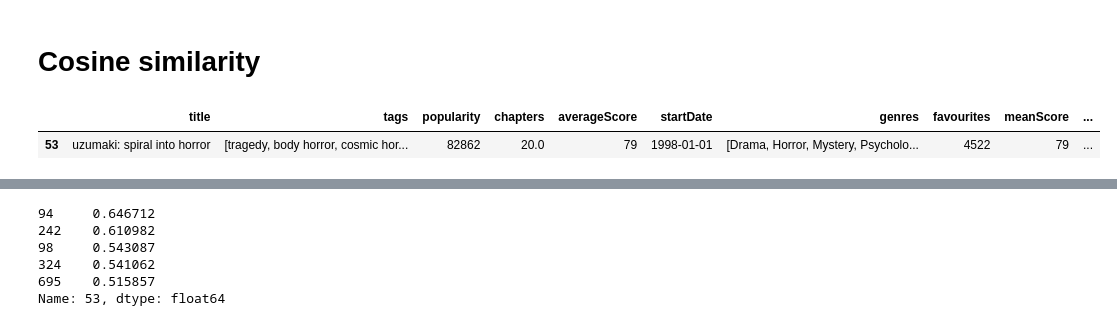
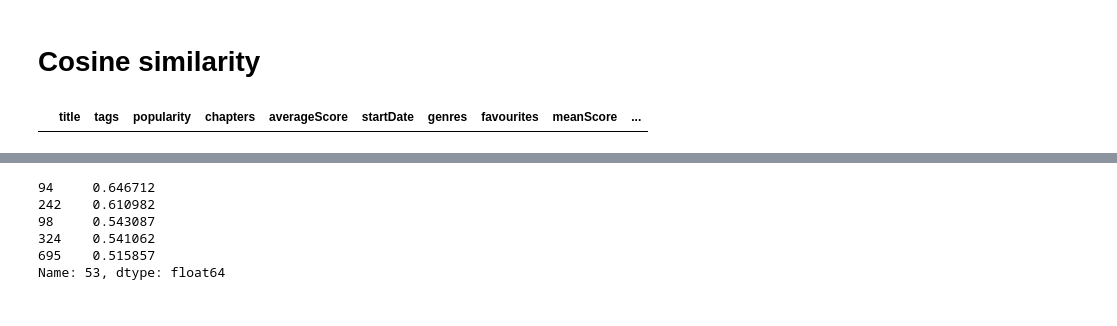
Before and after one commit to mannkenn/manga-recs, a Jupyter notebook: notebooks/base_models.ipynb, the cells around one changed output, grey strips where cells are left out. Saved outputs shown, nothing was run; the diff lists cells and outputs as text; code cells hidden in the pictures.

```diff
--- a/notebooks/base_models.ipynb
+++ b/notebooks/base_models.ipynb
@@ -80,10 +80,9 @@ def top_k_similar_items(df, item, k=5, columns=None):
     return row.sort_values(ascending=False).head(k)
 # ...existing code...
 # %%
-manga_info[manga_info['title'] == 'uzumaki: spiral into horror']
+manga_info[manga_info['title'] == 'Yahari Ore no Seishun Love Come wa Machigatteiru']
 # %% [output]
 |  | title | tags | popularity | chapters | averageScore | startDate | genres | favourites | meanScore | ... |
-| 53 | uzumaki: spiral into horror | [tragedy, body horror, cosmic hor... | 82862 | 20.0 | 79 | 1998-01-01 | [Drama, Horror, Mystery, Psycholo... | 4522 | 79 | ... |
 # %%
 manga_info
 # %% [output]
```
Also changed, not shown: 3 other files.
